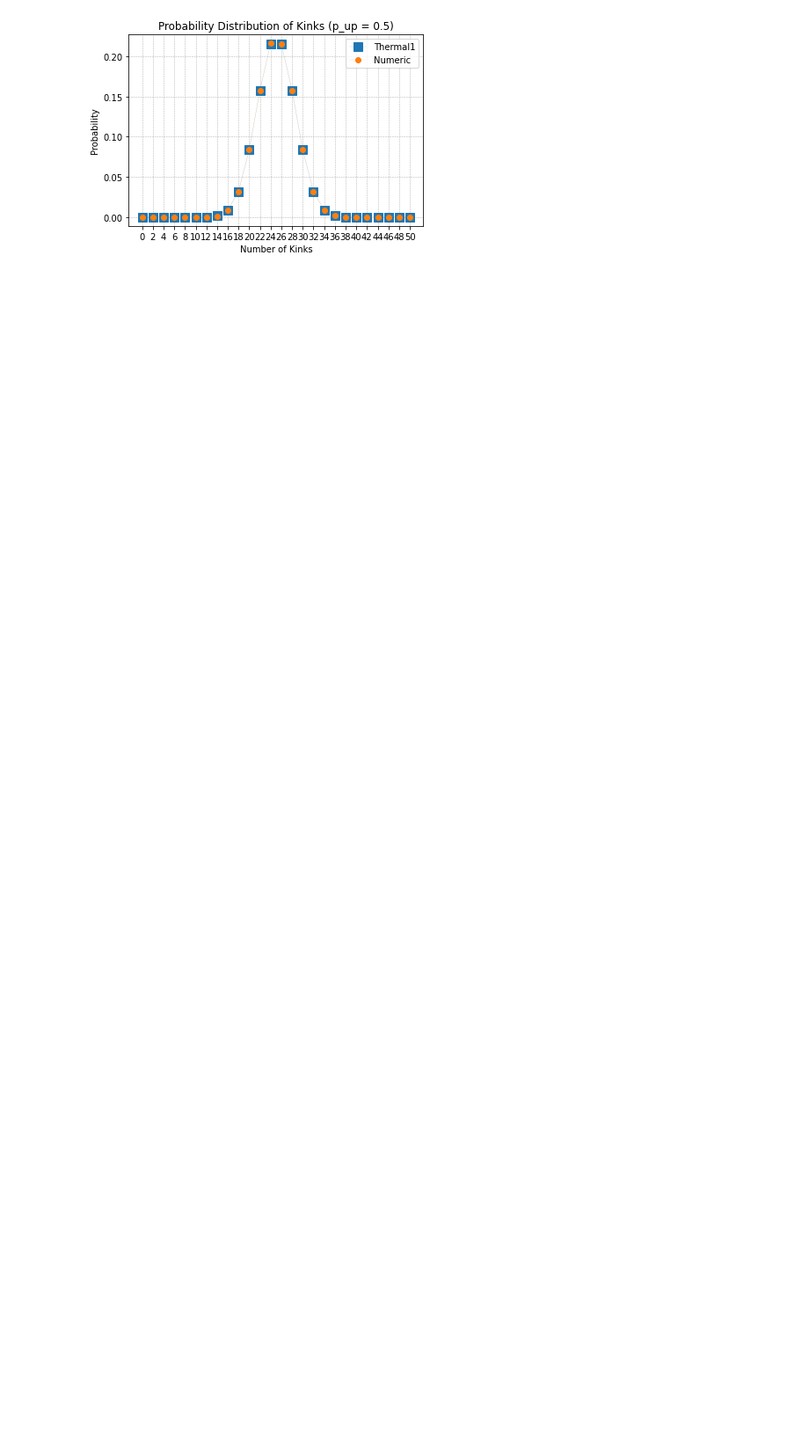
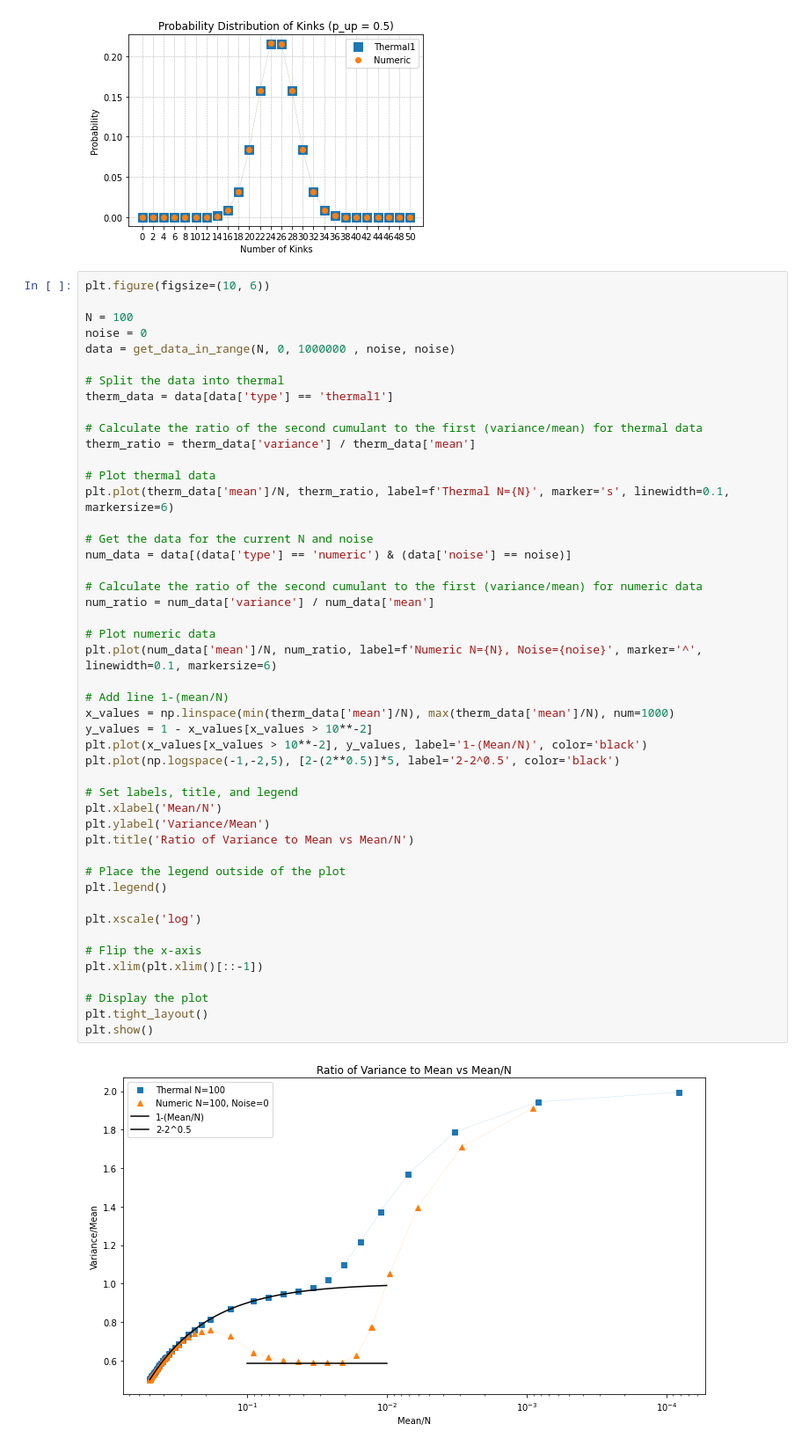
Before and after one commit to shrapp/thermal_tfim, a Jupyter notebook: notebook.ipynb, the cells around one changed output. Shown at 88% size. Drawn from its saved outputs; the diff is of its cells as text; blank space fills up the shorter version.

```diff
--- a/notebook.ipynb
+++ b/notebook.ipynb
@@ -275,3 +288,52 @@ name = f'kinks_prob_{N}_{tau}_{noise}.svg'
 plt.show()
 # %% [output]
 [figure]
+# %%
+plt.figure(figsize=(10, 6))
+
+N = 100
+noise = 0
+data = get_data_in_range(N, 0, 1000000 , noise, noise)
+
+# Split the data into thermal
+therm_data = data[data['type'] == 'thermal1']
+
+# Calculate the ratio of the second cumulant to the first (variance/mean) for thermal data
+therm_ratio = therm_data['variance'] / therm_data['mean']
+
+# Plot thermal data
+plt.plot(therm_data['mean']/N, therm_ratio, label=f'Thermal N={N}', marker='s', linewidth=0.1, markersize=6)
+
+# Get the data for the current N and noise
+num_data = data[(data['type'] == 'numeric') & (data['noise'] == noise)]
+
+# Calculate the ratio of the second cumulant to the first (variance/mean) for numeric data
+num_ratio = num_data['variance'] / num_data['mean']
+
+# Plot numeric data
+plt.plot(num_data['mean']/N, num_ratio, label=f'Numeric N={N}, Noise={noise}', marker='^', linewidth=0.1, markersize=6)
+
+# Add line 1-(mean/N)
+x_values = np.linspace(min(therm_data['mean']/N), max(therm_data['mean']/N), num=1000)
+y_values = 1 - x_values[x_values > 10**-2]
+plt.plot(x_values[x_values > 10**-2], y_values, label='1-(Mean/N)', color='black')
+plt.plot(np.logspace(-1,-2,5), [2-(2**0.5)]*5, label='2-2^0.5', color='black')
+
+# Set labels, title, and legend
+plt.xlabel('Mean/N')
+plt.ylabel('Variance/Mean')
+plt.title('Ratio of Variance to Mean vs Mean/N')
+
+# Place the legend outside of the plot
+plt.legend()
+
+plt.xscale('log')
+
+# Flip the x-axis
+plt.xlim(plt.xlim()[::-1])
+
+# Display the plot
+plt.tight_layout()
+plt.show()
+# %% [output]
+[figure, added]
```
Also changed, not shown: parts of 3 cells of this notebook, 1 other file.
